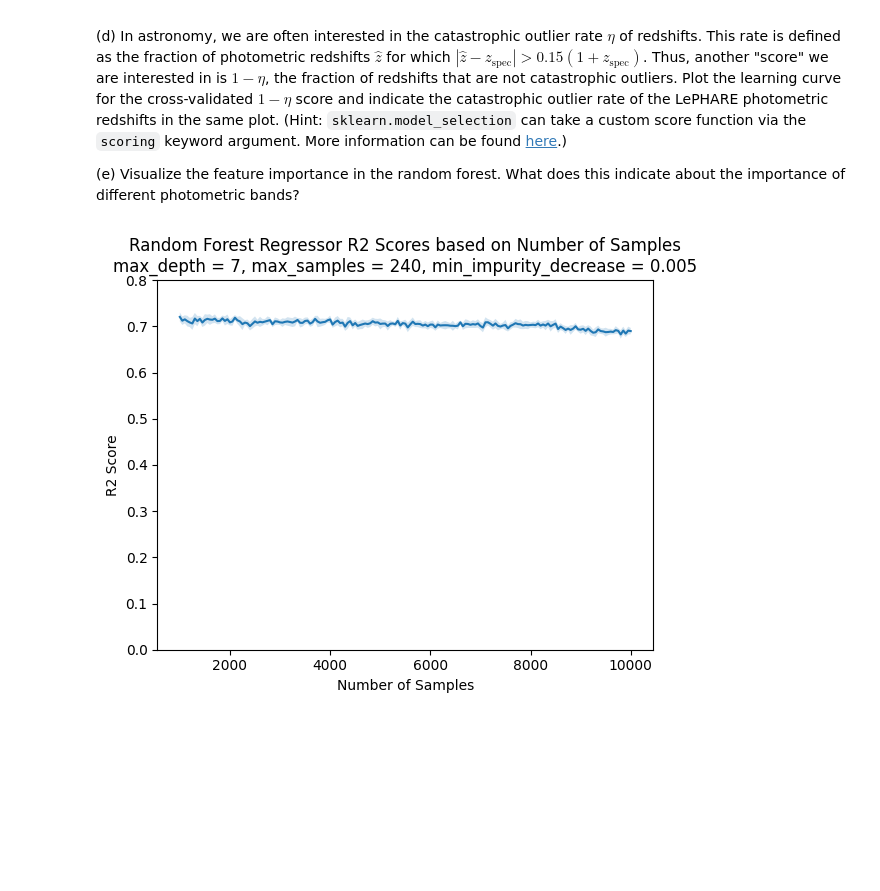
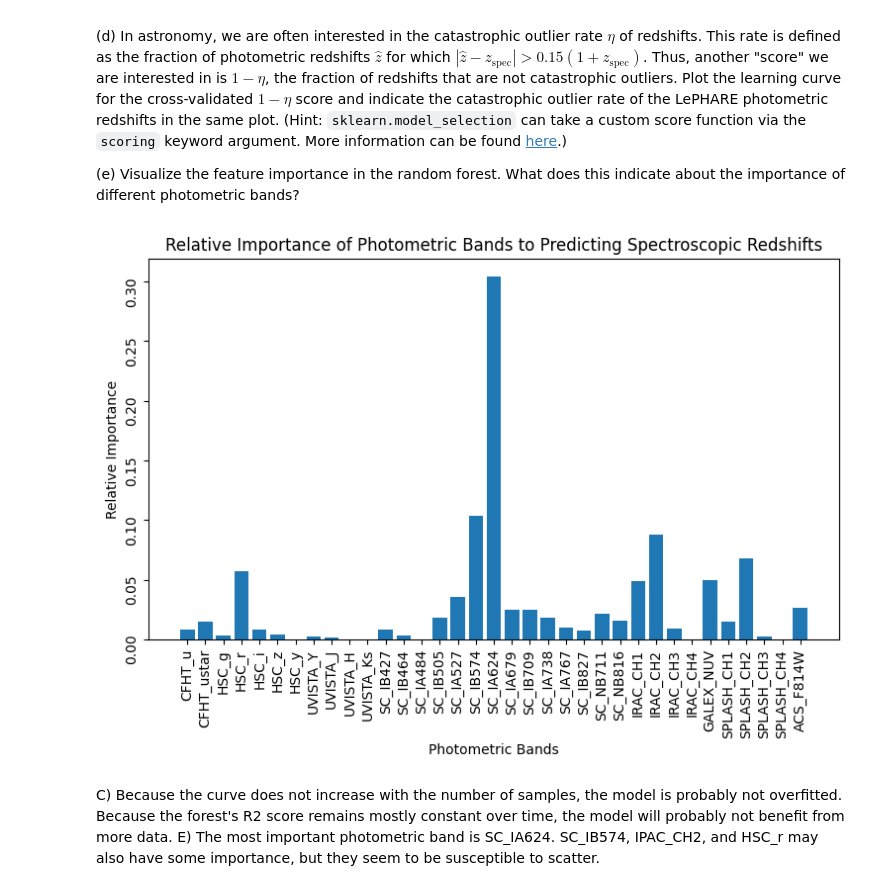
Before and after one commit to queue-h/ISCI-396, a Jupyter notebook: problem_sets/Problem_Set_4.ipynb, the cells around one changed output. Drawn from its saved outputs; the diff is of its cells as text; code cells hidden in the pictures; blank space fills up the shorter version.

Commit message:
just about finished wiht pset 4

```diff
--- a/problem_sets/Problem_Set_4.ipynb
+++ b/problem_sets/Problem_Set_4.ipynb
@@ -39,6 +39,30 @@ flux_names = X.columns
 k_num = 10
 kfold = model_selection.KFold(n_splits=k_num, shuffle=True)
 
+z_spec_cv = []
+
+# returns 1 - n for y_pred
+def score_spec_catastropic(random_forest, X, z_spec):
+    length = len(z_spec)
+    y_pred = random_forest.predict(X)
+
+    num_catastropic = 0
+    for i in range(length):
+        if abs(y_pred[i] - z_spec.iloc[i]) > 0.15 * (1 + z_spec.iloc[i]):
+            num_catastropic += 1
+
+    percent_catastropic = num_catastropic / length
+    return 1 - percent_catastropic
+
+# return n for z_phot
+def phot_catastrophic():
+    length = len(y_est)
+    num_catastropic = 0
+    for i in range(length):
+        if abs(y_est[i] - y.iloc[i]) > 0.15 * (1 + y.iloc[i]):
+            num_catastropic += 1
+    return num_catastropic / length
+
 def a():
     plt.yscale("log")
     plt.hist(df["Z_SPEC"], bins = 50)
@@ -52,7 +76,6 @@ def a():
     linear_r2 = metrics.r2_score(y_est, y_pred)
     print("Linear Regression R2 Score:", linear_r2)
 
-#### unsure about what param_grid should be
 def b():
     model = model_selection.GridSearchCV(RandomForestRegressor(), dict(n_estimators = range(30, 31), n_jobs = range(-1, 0), min_impurity_decrease = np.linspace(0.005, 0.1, 3), max_depth = range(4, 8), max_samples = range(230, 245, 5)), cv = kfold, scoring = "r2").fit(X, y)
     params = model.cv_results_["params"]
@@ -73,35 +96,69 @@ def b():
     fig, ax = plt.subplots(figsize = (12, 8))
     ax.tick_params(rotation=90)
     ax.bar(param_list, mean_scores, yerr = std_scores)
     ax.set_ylabel("Mean R2 Test Score")
     ax.set_xlabel("Hyperparameters")
     ax.set_title("Hyperparameter R2 Scores (n_estimators = 30, n_jobs = -1)")
+    plt.show()
 
     print(model.best_params_)
-
 
 def c():
     random_forest = RandomForestRegressor(n_estimators=30, n_jobs=-1, min_impurity_decrease=0.005, max_depth=5, max_samples=235)
     n_list = range(1000, 10001, 50)
     # train scores = [n_ticks][n_cv_folds] scores on training sets
     # validation scores = [n_ticks][n_cv_folds] scores on test sets
     train_sizes, train_scores, validation_scores = model_selection.learning_curve(random_forest, X, y, train_sizes=n_list, cv=kfold, scoring='r2')
     cv_train_score_list = np.mean(train_scores, axis = 1)
     cv_std_scores = np.std(train_scores, axis = 1)
 
     plt.ylim(0, 0.8)
     plt.plot(n_list, cv_train_score_list)
     plt.fill_between(n_list, cv_train_score_list - cv_std_scores, cv_train_score_list + cv_std_scores, alpha=0.2)
     plt.title(f"Random Forest Regressor R2 Scores based on Number of Samples\nmax_depth = 7, max_samples = 240, min_impurity_decrease = 0.005")
     plt.xlabel("Number of Samples")
     plt.ylabel("R2 Score")
+    plt.show()
+
+def d():
+    random_forest = RandomForestRegressor(n_estimators=30, n_jobs=-1, min_impurity_decrease=0.005, max_depth=5, max_samples=235)
+    train_sizes, train_scores, validation_scores = model_selection.learning_curve(random_forest, X, y, cv=kfold, scoring=score_spec_catastropic)
+    cv_train_score_list = np.mean(train_scores, axis = 1)
+
+    phot_score = phot_catastrophic()
+    percent_trained = train_sizes / len(y)
+
+    plt.plot(percent_trained, cv_train_score_list, label = r"Spectroscopic CV $1 - \eta$ Scores")
+    plt.hlines(phot_score, min(percent_trained), max(percent_trained), label = r"Photometric $\eta$ Rate", color = "orange")
+    plt.title(r"Learning Curve of CV $1 - \eta$  Training Scores")
+    plt.xlabel("Percent of Data Trained On")
+    plt.ylabel("Percent of Non-Catastrophic Outliers")
+    plt.legend(loc = "center right")
+    plt.show()
 
 def e():
-    pass
+    random_forest = RandomForestRegressor(n_estimators=30, n_jobs=-1, min_impurity_decrease=0.005, max_depth=5, max_samples=235).fit(X, y)
+    fig, ax = plt.subplots(figsize = (9, 5))
+    ax.tick_params(rotation=90)
 
-def f():
-    pass
+    # cleaning up string names
+    headers = []
+    for header in X.columns:
+        new_header = header.replace("_FLUX", "")
+        headers.append(new_header)
 
+    plt.bar(headers, random_forest.feature_importances_)
+    plt.xlabel('Photometric Bands')
+    plt.ylabel('Relative Importance')
+    plt.title('Relative Importance of Photometric Bands to Predicting Spectroscopic Redshifts')
+    plt.show()
+a()
+b()
 c()
+d()
+e()
 # %% [output]
-[figure, old version]
+[figure, new version]
+# %% [markdown]
+C) Because the curve does not increase with the number of samples, the model is probably not overfitted. Because the forest's R2 score remains mostly constant over time, the model will probably not benefit from more data.
+E) The most important photometric band is SC_IA624. SC_IB574, IPAC_CH2, and HSC_r may also have some importance, but they seem to be susceptible to scatter.
```
Also changed, not shown: 2 other files.
